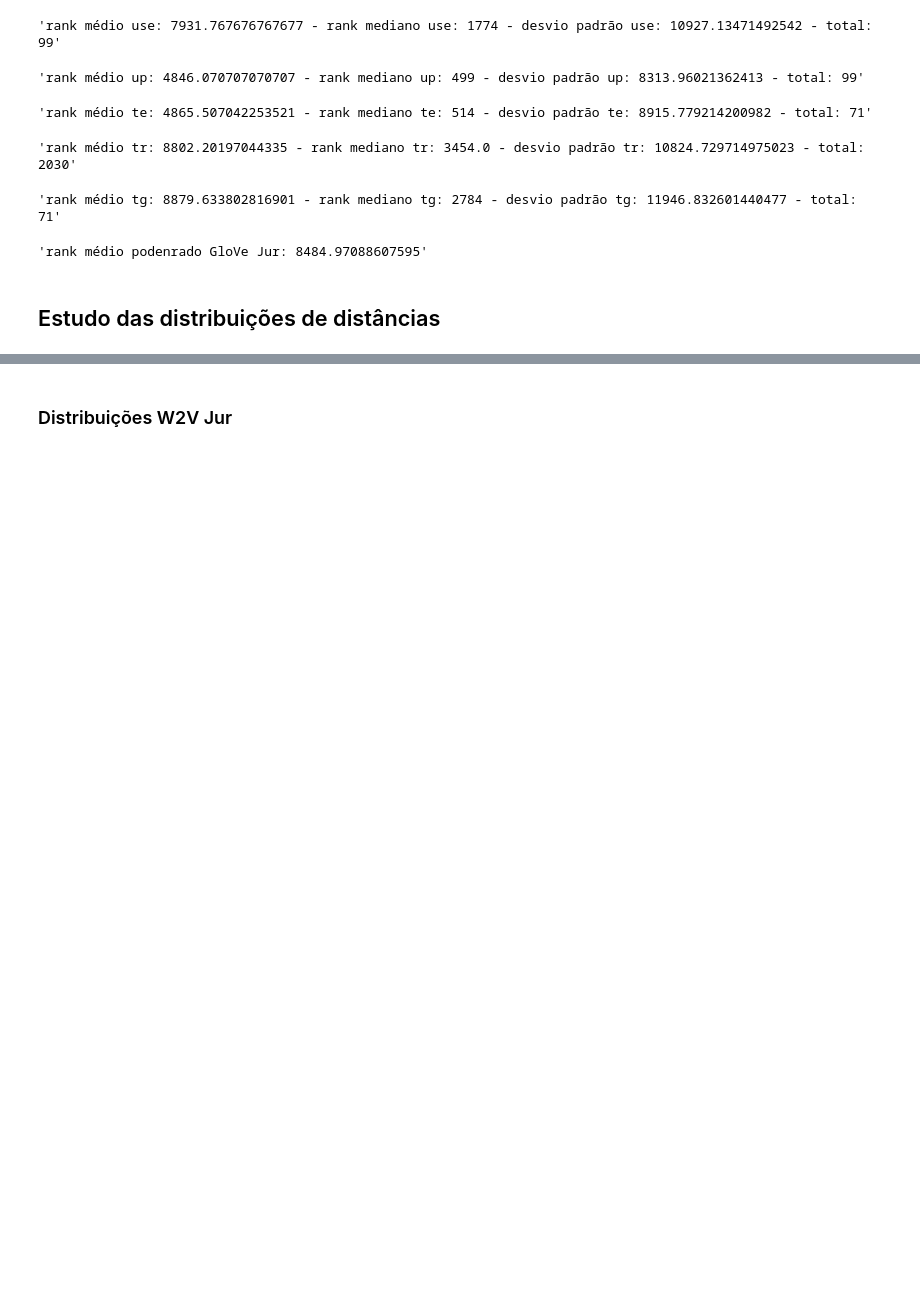
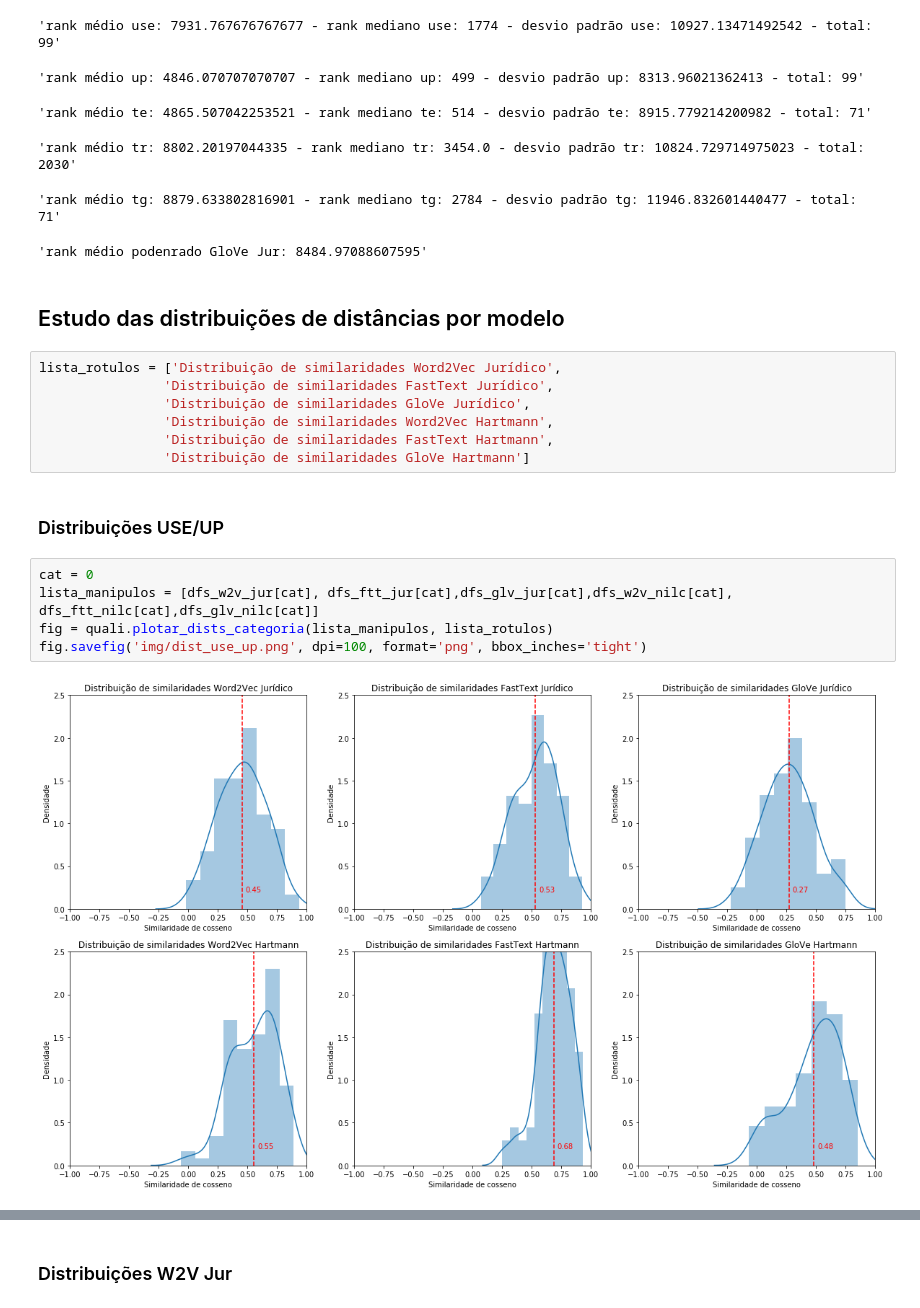
Before and after one commit to oliveiratiano/experimentos_meestrado, a Jupyter notebook: 4. processar_modelo_tstf.ipynb, the cells around one changed output, grey strips where cells are left out. Saved outputs shown, nothing was run; the diff lists cells and outputs as text; blank space fills up the shorter version.

Commit message:
Modificações sugeridas Thiago
Adicionei visão por categoria para os gráficos de distribuição. Agora as imagens são criadas programaticamente.

```diff
--- a/4. processar_modelo_tstf.ipynb
+++ b/4. processar_modelo_tstf.ipynb
@@ -194,4 +191,20 @@ dfs_glv_jur = quali.calcular_desempenho(tesauro, glv_jur, 'GloVe Jur')
 'rank médio tg: 8879.633802816901 - rank mediano tg: 2784 - desvio padrão tg: 11946.832601440477 - total: 71'
 'rank médio podenrado GloVe Jur: 8484.97088607595'
 # %% [markdown]
-## Estudo das distribuições de distâncias
+## Estudo das distribuições de distâncias por modelo
+# %%
+lista_rotulos = ['Distribuição de similaridades Word2Vec Jurídico',
+                'Distribuição de similaridades FastText Jurídico',
+                'Distribuição de similaridades GloVe Jurídico',
+                'Distribuição de similaridades Word2Vec Hartmann',
+                'Distribuição de similaridades FastText Hartmann',
+                'Distribuição de similaridades GloVe Hartmann']
+# %% [markdown]
+### Distribuições USE/UP
+# %%
+cat = 0
+lista_manipulos = [dfs_w2v_jur[cat], dfs_ftt_jur[cat],dfs_glv_jur[cat],dfs_w2v_nilc[cat], dfs_ftt_nilc[cat],dfs_glv_nilc[cat]]
+fig = quali.plotar_dists_categoria(lista_manipulos, lista_rotulos)
+fig.savefig('img/dist_use_up.png', dpi=100, format='png', bbox_inches='tight')
+# %% [output]
+[figure, added]
```
Also changed, not shown: parts of 28 cells of this notebook, 11 other files.
